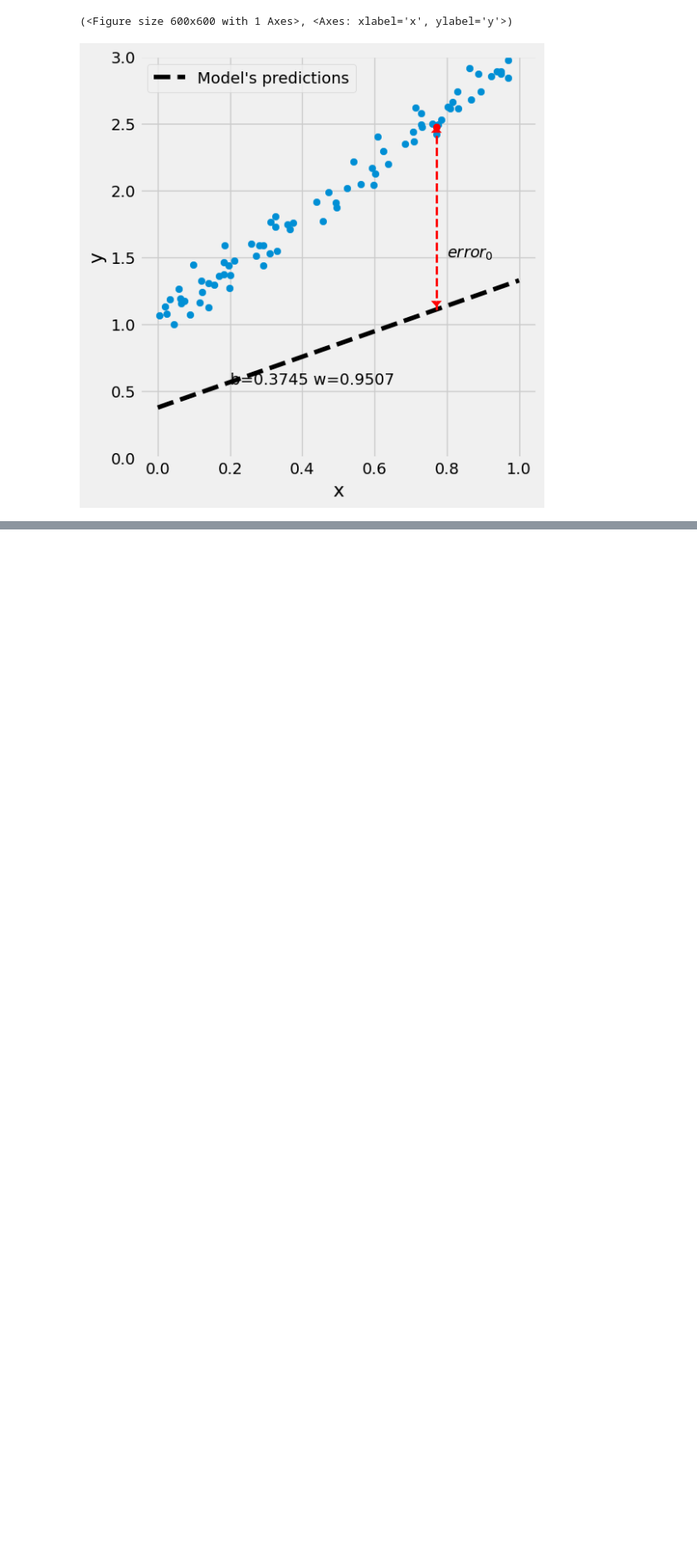
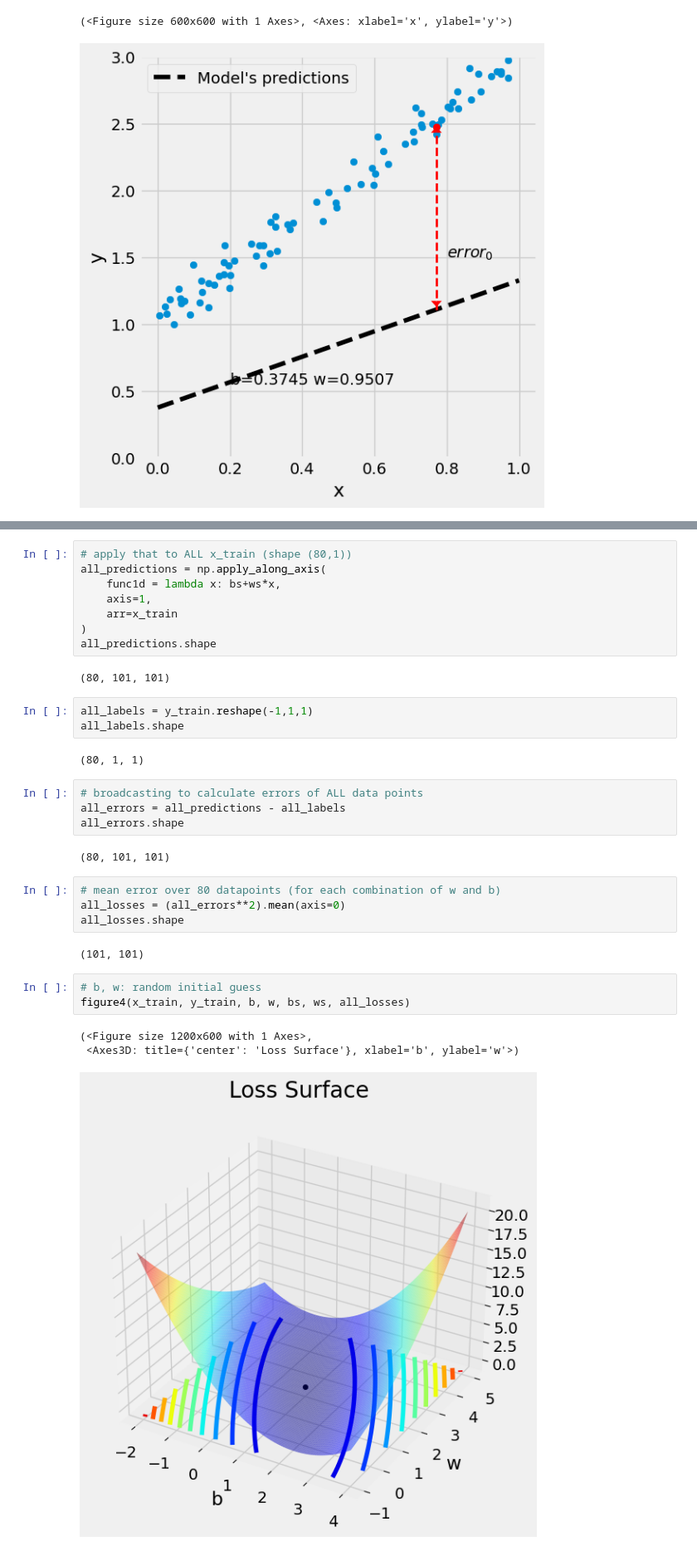
Before and after one commit to PHM1605/deep-learning-with-pytorch-godoy, a Jupyter notebook: jupyter/chapter0.ipynb, the cells around one changed output, grey strips where cells are left out. Shown: that part at 83% size. Saved outputs shown, nothing was run; the diff lists cells and outputs as text; blank space fills up the shorter version.

```diff
--- a/jupyter/chapter0.ipynb
+++ b/jupyter/chapter0.ipynb
@@ -63,0 +113,34 @@ figure3(x_train, y_train, b, w)
+# %%
+# apply that to ALL x_train (shape (80,1))
+all_predictions = np.apply_along_axis(
+    func1d = lambda x: bs+ws*x,
+    axis=1,
+    arr=x_train
+)
+all_predictions.shape
+# %% [output]
+(80, 101, 101)
+# %%
+all_labels = y_train.reshape(-1,1,1)
+all_labels.shape
+# %% [output]
+(80, 1, 1)
+# %%
+# broadcasting to calculate errors of ALL data points
+all_errors = all_predictions - all_labels
+all_errors.shape
+# %% [output]
+(80, 101, 101)
+# %%
+# mean error over 80 datapoints (for each combination of w and b)
+all_losses = (all_errors**2).mean(axis=0)
+all_losses.shape
+# %% [output]
+(101, 101)
+# %%
+# b, w: random initial guess
+figure4(x_train, y_train, b, w, bs, ws, all_losses)
+# %% [output]
+(<Figure size 1200x600 with 1 Axes>,
+ <Axes3D: title={'center': 'Loss Surface'}, xlabel='b', ylabel='w'>)
+[figure, added]
```
Also changed, not shown: parts of 8 cells of this notebook, 1 other file.
